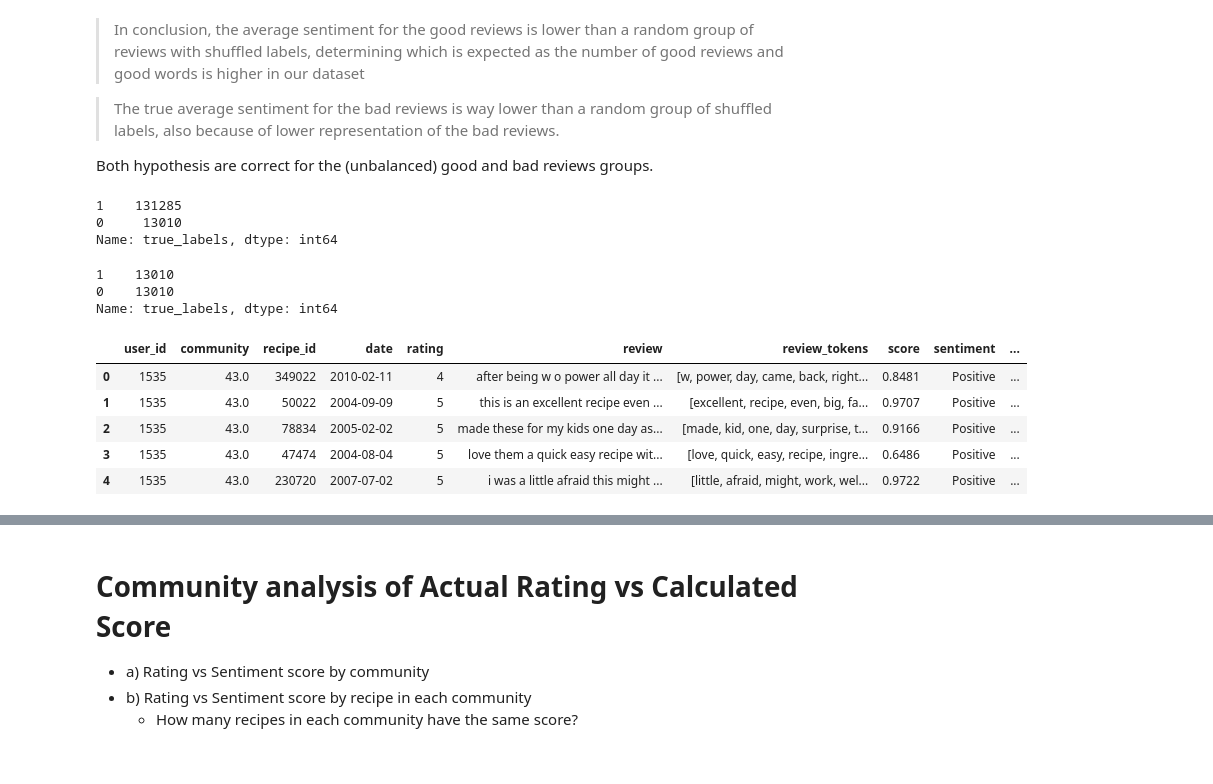
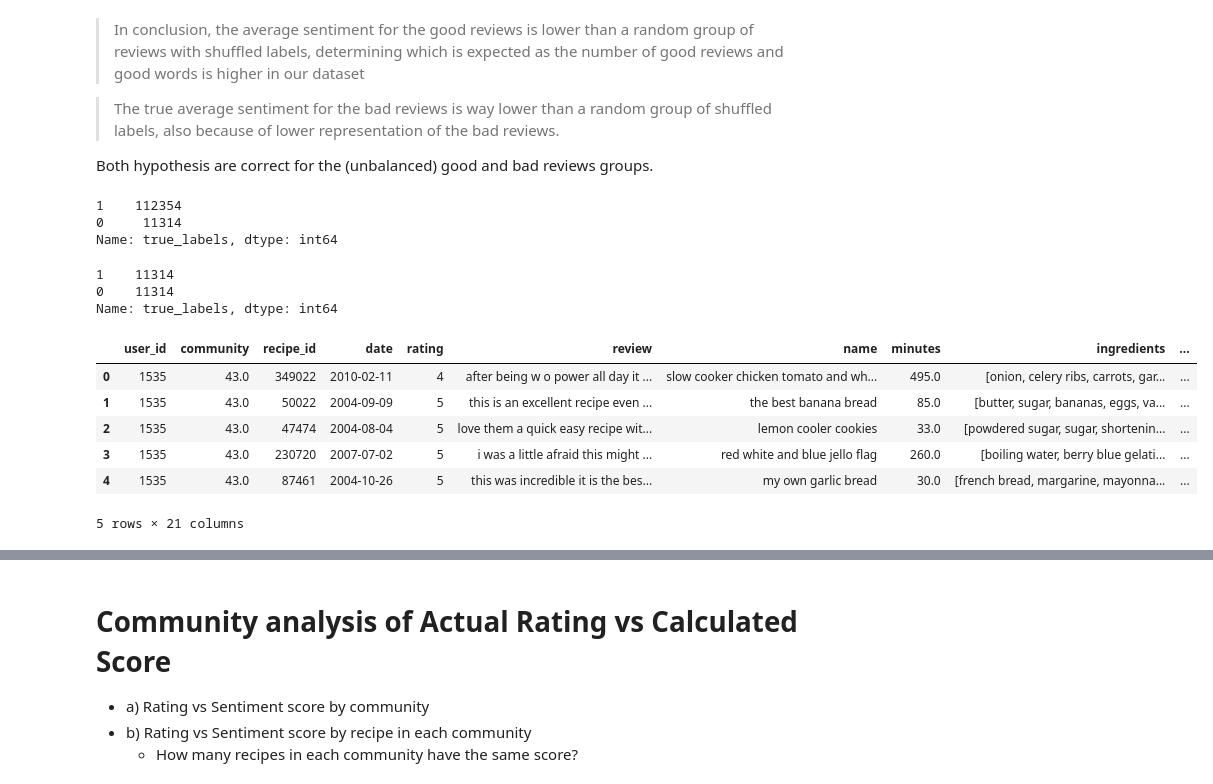
Before and after one commit to lucialarraona/finalproject_socialgraphs22, a Jupyter notebook: Notebooks/nlp_analysis.ipynb, the cells around one changed output, grey strips where cells are left out. Cells and saved outputs as stored; diff of their text form; code cells hidden in the pictures.

```diff
--- a/Notebooks/nlp_analysis.ipynb
+++ b/Notebooks/nlp_analysis.ipynb
@@ -50,0 +54,2 @@ df_reviews.head()
+# %%
+df_recipes = df_recipes.rename(columns={'id':'recipe_id'})
@@ -72,3 +96,7 @@ df_reviews_raw.head()
 | 2 | 1535 | 43.0 | 78834 | 2005-02-02 | 5 | Made these for my kids one day as... |
 | 3 | 1535 | 43.0 | 47474 | 2004-08-04 | 5 | Love them!! A quick & easy recipe... |
 | 4 | 1535 | 43.0 | 230720 | 2007-07-02 | 5 | I was a little afraid this might ... |
+# %%
+df_reviews_raw = pd.merge(df_reviews_raw, df_recipes, how='left',on =['recipe_id'])
+df_reviews_raw = df_reviews_raw.dropna()
+df_reviews_raw
@@ -75,3 +117,3 @@ df_reviews_raw.head()
 # %%
 # Make a copy to keep the raw dataframe for the future
-df_reviews2 = df_reviews_raw
+df_reviews2 = df_reviews_raw.reset_index(drop=True)
@@ -443,28 +510,30 @@ plot_pretty_hist_pair(shuffled_group_good, true_group_good, shuffled_group_bad,
 > The true average sentiment for the bad reviews is way lower than a random group of shuffled labels, also because of lower representation of the bad reviews.
 
 Both hypothesis are correct for the (unbalanced) good and bad reviews groups.
-# %%
-df_reviews2['true_labels'].value_counts()
-# %% [output]
-1    131285
-0     13010
-Name: true_labels, dtype: int64
+# %%
+df_reviews2['true_labels'] = df_reviews2['score_scale2'].map(lambda x: 1 if x > threshold else 0)
+df_reviews2['true_labels'].value_counts()
+# %% [output]
+1    112354
+0     11314
+Name: true_labels, dtype: int64
 # %%
-df_slice1= df_reviews2[df_reviews2['true_labels'] == 1].head(13010)
+df_slice1= df_reviews2[df_reviews2['true_labels'] == 1].head(11314)
 df_slice2 = df_reviews2[df_reviews2['true_labels'] == 0]
 new_df = pd.concat([df_slice1,df_slice2])
 print(new_df['true_labels'].value_counts())
 new_df.head()
 # %% [output]
-1    13010
-0    13010
+1    11314
+0    11314
 Name: true_labels, dtype: int64
-|  | user_id | community | recipe_id | date | rating | review | review_tokens | score | sentiment | ... |
-| 0 | 1535 | 43.0 | 349022 | 2010-02-11 | 4 | after being w o power all day it ... | [w, power, day, came, back, right... | 0.8481 | Positive | ... |
-| 1 | 1535 | 43.0 | 50022 | 2004-09-09 | 5 | this is an excellent recipe even ... | [excellent, recipe, even, big, fa... | 0.9707 | Positive | ... |
-| 2 | 1535 | 43.0 | 78834 | 2005-02-02 | 5 | made these for my kids one day as... | [made, kid, one, day, surprise, t... | 0.9166 | Positive | ... |
-| 3 | 1535 | 43.0 | 47474 | 2004-08-04 | 5 | love them a quick easy recipe wit... | [love, quick, easy, recipe, ingre... | 0.6486 | Positive | ... |
-| 4 | 1535 | 43.0 | 230720 | 2007-07-02 | 5 | i was a little afraid this might ... | [little, afraid, might, work, wel... | 0.9722 | Positive | ... |
+|  | user_id | community | recipe_id | date | rating | review | name | minutes | ingredients | ... |
+| 0 | 1535 | 43.0 | 349022 | 2010-02-11 | 4 | after being w o power all day it ... | slow cooker chicken tomato and wh... | 495.0 | [onion, celery ribs, carrots, gar... | ... |
+| 1 | 1535 | 43.0 | 50022 | 2004-09-09 | 5 | this is an excellent recipe even ... | the best banana bread | 85.0 | [butter, sugar, bananas, eggs, va... | ... |
+| 2 | 1535 | 43.0 | 47474 | 2004-08-04 | 5 | love them a quick easy recipe wit... | lemon cooler cookies | 33.0 | [powdered sugar, sugar, shortenin... | ... |
+| 3 | 1535 | 43.0 | 230720 | 2007-07-02 | 5 | i was a little afraid this might ... | red white and blue jello flag | 260.0 | [boiling water, berry blue gelati... | ... |
+| 4 | 1535 | 43.0 | 87461 | 2004-10-26 | 5 | this was incredible it is the bes... | my own garlic bread | 30.0 | [french bread, margarine, mayonna... | ... |
+5 rows × 21 columns
 # %%
 # Shuffle the good/bad attribute
 
```
Also changed, not shown: parts of 35 cells of this notebook, 2 other files.
